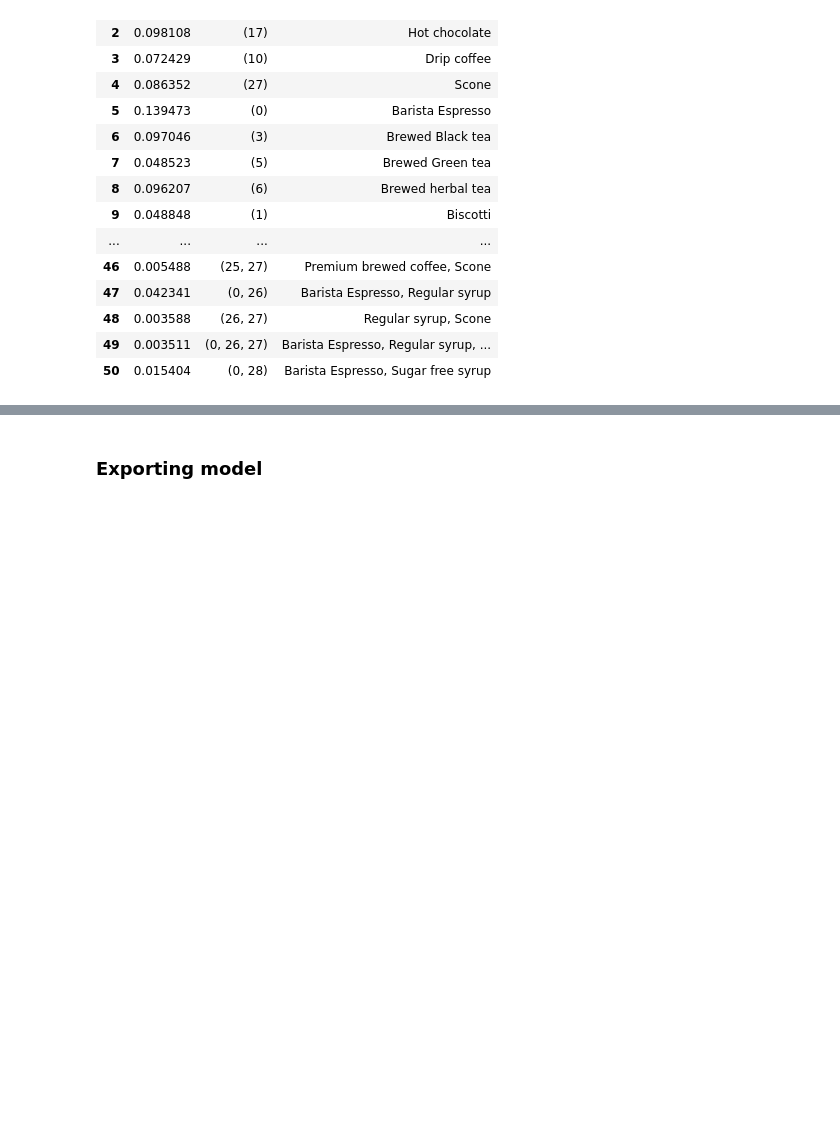
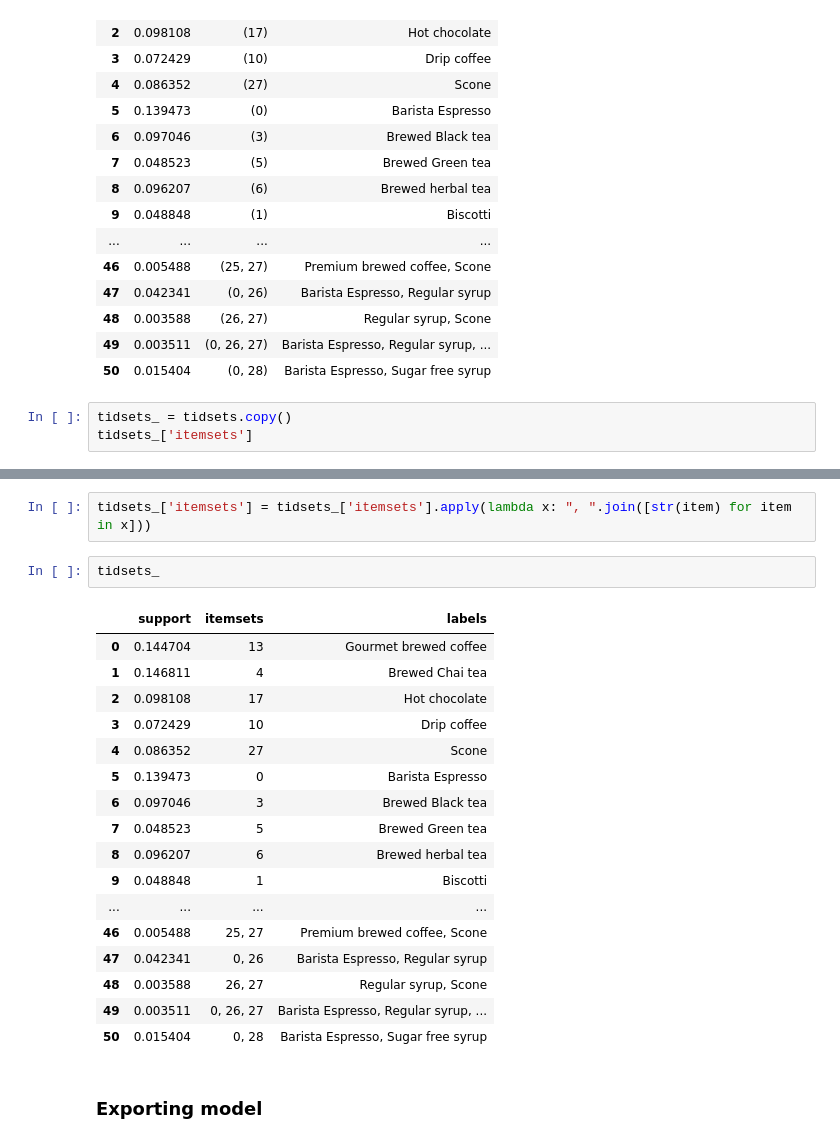
Before and after one commit to stylish-pawmy/coffee-basket-analyzer, a Jupyter notebook: notebooks/1.03-fpgrowth.ipynb, the cells around one changed output, grey strips where cells are left out. Cells and saved outputs as stored; diff of their text form; blank space fills up the shorter version.

Commit message:
corrected values for itemsets column

```diff
--- a/notebooks/1.03-fpgrowth.ipynb
+++ b/notebooks/1.03-fpgrowth.ipynb
@@ -128,3 +128,6 @@ tidsets
 | 48 | 0.003588 | (26, 27) | Regular syrup, Scone |
 | 49 | 0.003511 | (0, 26, 27) | Barista Espresso, Regular syrup, ... |
 | 50 | 0.015404 | (0, 28) | Barista Espresso, Sugar free syrup |
+# %%
+tidsets_ = tidsets.copy()
+tidsets_['itemsets']
@@ -131,3 +152,25 @@ tidsets
+# %%
+tidsets_['itemsets'] = tidsets_['itemsets'].apply(lambda x: ", ".join([str(item) for item in x]))
+# %%
+tidsets_
+# %% [output]
+|  | support | itemsets | labels |
+| 0 | 0.144704 | 13 | Gourmet brewed coffee |
+| 1 | 0.146811 | 4 | Brewed Chai tea |
+| 2 | 0.098108 | 17 | Hot chocolate |
+| 3 | 0.072429 | 10 | Drip coffee |
+| 4 | 0.086352 | 27 | Scone |
+| 5 | 0.139473 | 0 | Barista Espresso |
+| 6 | 0.097046 | 3 | Brewed Black tea |
+| 7 | 0.048523 | 5 | Brewed Green tea |
+| 8 | 0.096207 | 6 | Brewed herbal tea |
+| 9 | 0.048848 | 1 | Biscotti |
+| ... | ... | ... | ... |
+| 46 | 0.005488 | 25, 27 | Premium brewed coffee, Scone |
+| 47 | 0.042341 | 0, 26 | Barista Espresso, Regular syrup |
+| 48 | 0.003588 | 26, 27 | Regular syrup, Scone |
+| 49 | 0.003511 | 0, 26, 27 | Barista Espresso, Regular syrup, ... |
+| 50 | 0.015404 | 0, 28 | Barista Espresso, Sugar free syrup |
 # %% [markdown]
 ### Exporting model
 # %%
```
Also changed, not shown: parts of 1 cell of this notebook, 1 other file.
